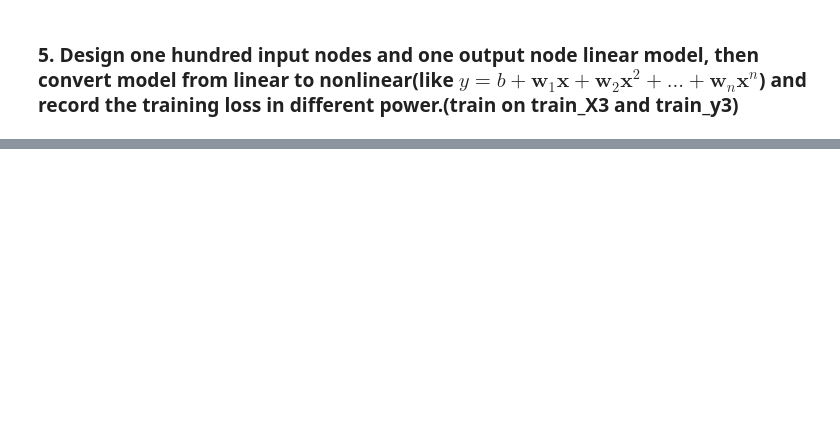
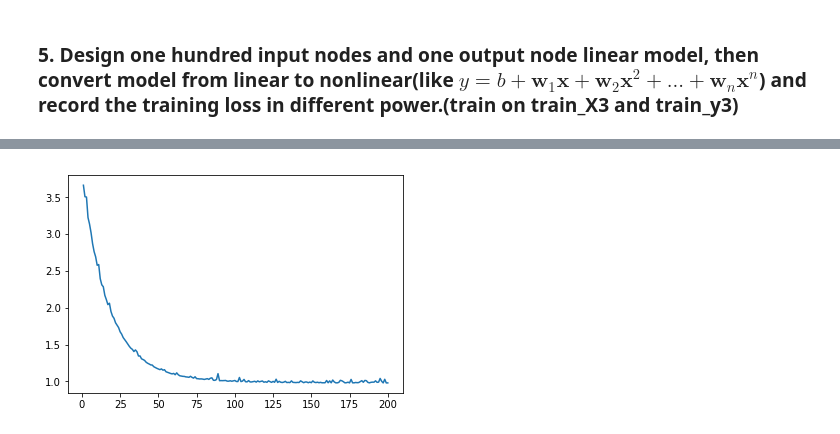
Before and after one commit to mactonya/ItDL, a Jupyter notebook: HW2/HW2.ipynb, the cells around one changed output, grey strips where cells are left out. Saved outputs shown, nothing was run; the diff lists cells and outputs as text; code cells hidden in the pictures; blank space fills up the shorter version.

```diff
--- a/HW2/HW2.ipynb
+++ b/HW2/HW2.ipynb
@@ -324,0 +335,88 @@ KeyboardInterrupt:
+# %%
+num_inputs = 100
+num_examples = 1000
+
+train_X3 = np.array(pickle.load(open("train_X3.pkl", "rb")))
+train_y3 = np.array(pickle.load(open("train_y3.pkl", "rb")))
+#test_X3 = np.array(pickle.load(open("test_X3.pkl", "rb")))
+#test_y3 = np.array(pickle.load(open("test_y3.pkl", "rb")))
+
+features = train_X3
+labels = train_y3
+
+
+
+batch_size = 10
+poly_power_list = [1, 10, 100, 1000] # change this can get different result
+lr = 0.005
+num_epochs = 200
+###########################################################################################
+# TODO
+def data_iter(batch_size, features, labels):
+    num_examples = len(features)
+    indices = list(range(num_examples))
+    random.shuffle(indices)
+    for i in range(0, num_examples, batch_size):
+        j = np.array(indices[i: min(i + batch_size, num_examples)])
+        yield features.take(j, axis = 0), labels.take(j, axis = 0)
+
+def linreg(X, w, b):
+    #print(np.shape(X),np.shape(w))
+    return np.dot(X, w) + b
+
+def squared_loss(y_hat, y):
+    return (y_hat - y.reshape(y_hat.shape)) ** 2 / 2
+
+def sgd(lr, batch_size, w_grad, b_grad):
+    global w, b
+    w = w - lr * w_grad / batch_size
+    b = b - lr * b_grad / batch_size
+
+net = linreg  # Our fancy linear model
+loss = squared_loss  # 0.5 (y-y')^2
+
+
+def train(num_epochs, lr, power = 1):
+    datas = []
+    global w, b
+    w = np.random.normal(scale=0.01, size=(num_inputs*power, 1))
+    b = np.zeros(shape=(1,))
+
+    features_S = np.zeros((num_examples,1))
+
+    tmp = copy.deepcopy(features)
+    for i in range(power):
+        features_S = np.hstack((features_S, tmp))
+        tmp *= features
+    features_S = np.delete(features_S,0,1)
+
+    for epoch in range(num_epochs):
+        for X, y in data_iter(batch_size, features, labels):
+
+            F = np.zeros((batch_size,1))
+            for i in range(power):
+                F = np.hstack((F,X))
+                X *= X
+
+            F = np.delete(F,0,1)
+
+
+            #print(np.shape(F))
+            y_hat = net(F, w, b)
+            #print(np.shape(y_hat))
+            l = loss(y_hat, y)  # Minibatch loss in X and y
+            w_grad = np.dot(F.T, (y_hat - y.reshape(y_hat.shape)))
+            b_grad = (y_hat - y.reshape(y_hat.shape)).sum()
+            sgd(lr, batch_size, w_grad, b_grad)  # Update parameters using their gradient
+
+        train_l = loss(net(features_S, w, b), labels)
+        print('epoch %d, loss %f' % (epoch + 1, train_l.mean()))
+        datas.append(train_l.mean())
+    return datas
+
+plt.plot(list(range(1,201)),train(num_epochs, lr, power=1))
+#plt.plot(list(range(1,201)),train(num_epochs, lr, power=10))
+#plt.plot(list(range(1,201)),train(num_epochs, lr, power=100))
+#plt.plot(list(range(1,201)),train(num_epochs, lr, power=1000))
+###########################################################################################
+# %% [output]
@@ -324,0 +441 @@ KeyboardInterrupt:
+[figure, added]
```
Also changed, not shown: parts of 9 cells of this notebook, 6 other files.
